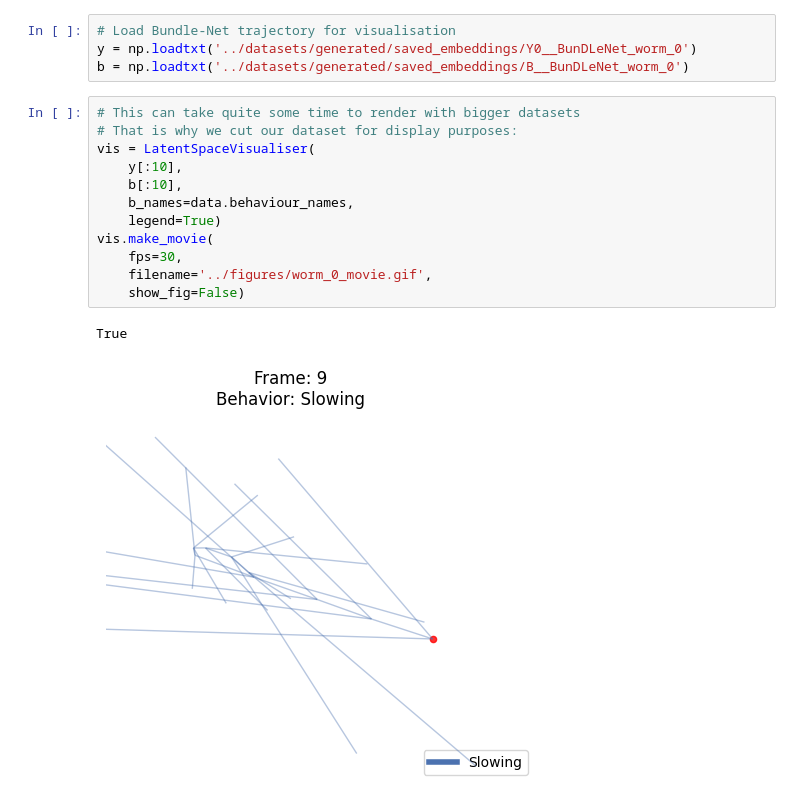
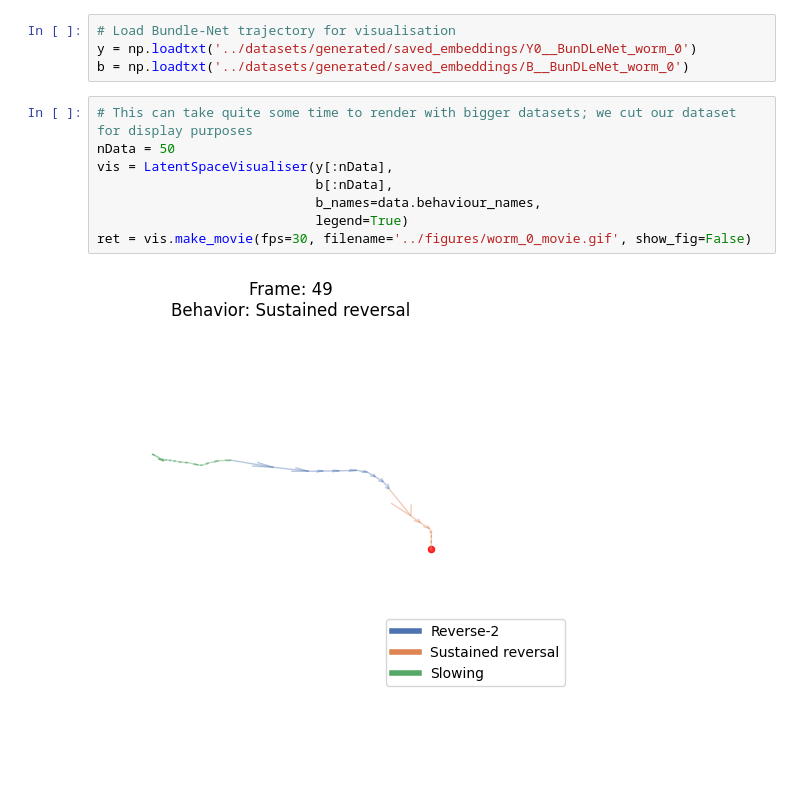
Before and after one commit to neuroinformatics-uni-vienna/NC-MCM, a Jupyter notebook: demos/visualisers.ipynb, the cells around one changed output. Saved outputs shown, nothing was run; the diff lists cells and outputs as text; blank space fills up the shorter version.

```diff
--- a/demos/visualisers.ipynb
+++ b/demos/visualisers.ipynb
@@ -73,18 +55,13 @@ vis.plot_latent_timeseries()
 y = np.loadtxt('../datasets/generated/saved_embeddings/Y0__BunDLeNet_worm_0')
 b = np.loadtxt('../datasets/generated/saved_embeddings/B__BunDLeNet_worm_0')
 # %%
-# This can take quite some time to render with bigger datasets
-# That is why we cut our dataset for display purposes:
-vis = LatentSpaceVisualiser(
-    y[:10],
-    b[:10],
-    b_names=data.behaviour_names,
-    legend=True)
-vis.make_movie(
-    fps=30,
-    filename='../figures/worm_0_movie.gif',
-    show_fig=False)
+# This can take quite some time to render with bigger datasets; we cut our dataset for display purposes
+nData = 50
+vis = LatentSpaceVisualiser(y[:nData],
+                            b[:nData],
+                            b_names=data.behaviour_names,
+                            legend=True)
+ret = vis.make_movie(fps=30, filename='../figures/worm_0_movie.gif', show_fig=False)
 # %% [output]
-True
-[figure, old version]
+[figure, new version]
 # %%
```
Also changed, not shown: parts of 10 cells of this notebook, 11 other files.
